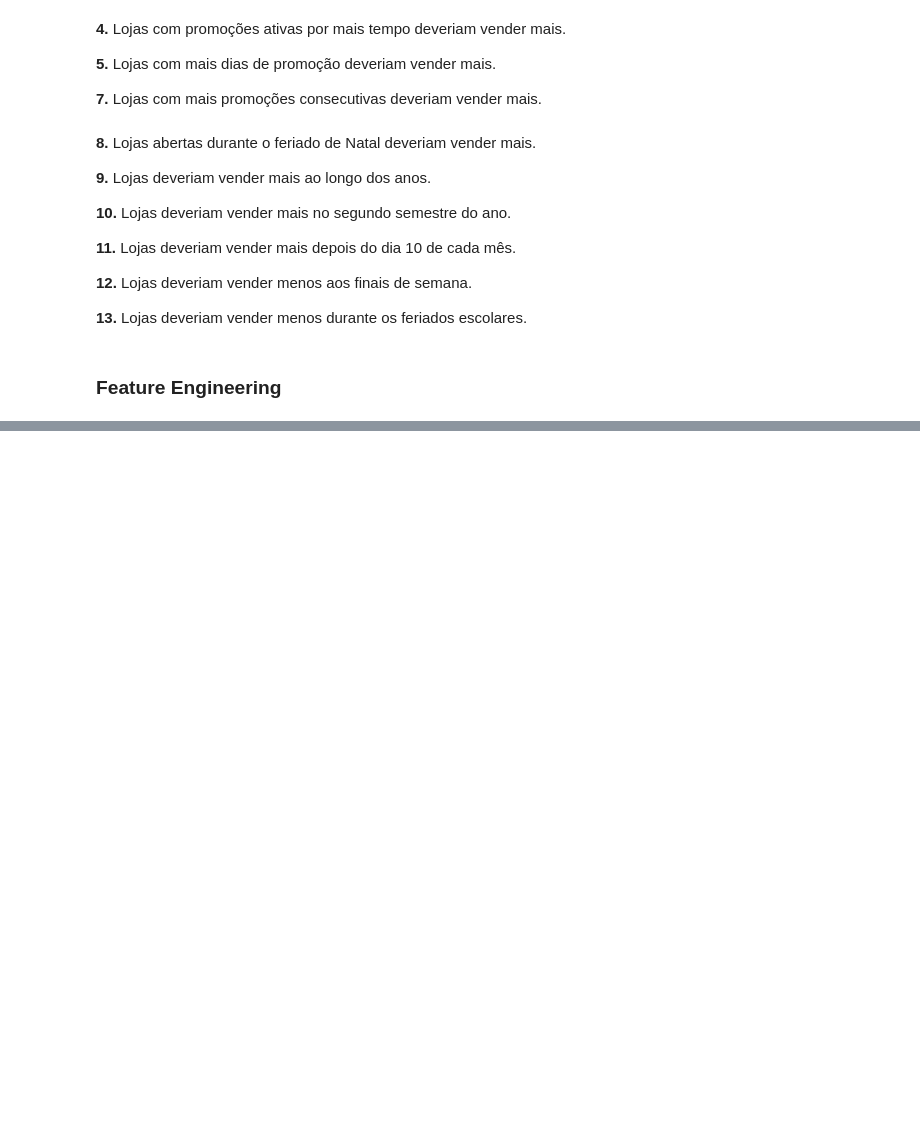
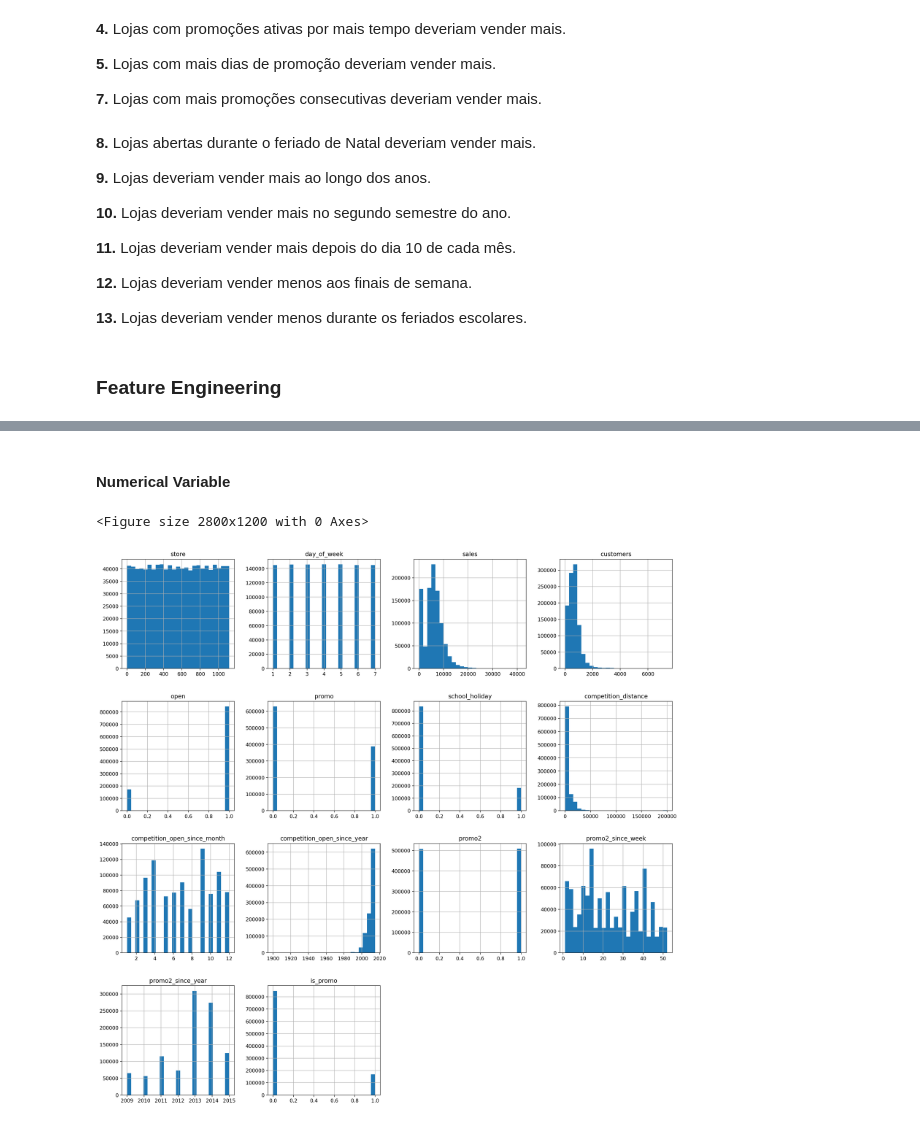
Before and after one commit to marxcerqueira/Data-Science-Projects, a Jupyter notebook: Kaggle-Rossman-Sales-Prediction/Rossman-Store-Sales-Prediction.ipynb, the cells around one changed output, grey strips where cells are left out. Saved outputs shown, nothing was run; the diff lists cells and outputs as text; code cells hidden in the pictures; blank space fills up the shorter version.

```diff
--- a/Kaggle-Rossman-Sales-Prediction/Rossman-Store-Sales-Prediction.ipynb
+++ b/Kaggle-Rossman-Sales-Prediction/Rossman-Store-Sales-Prediction.ipynb
@@ -508,0 +582,8 @@ df2.head().T
+# %% [markdown]
+#### Numerical Variable
+# %%
+fig = plt.figure( figsize = (14, 6), constrained_layout=True)
+num_attributes.hist(bins = 25);
+# %% [output]
+<Figure size 2800x1200 with 0 Axes>
+[figure, added]
```
Also changed, not shown: parts of 24 cells of this notebook.
